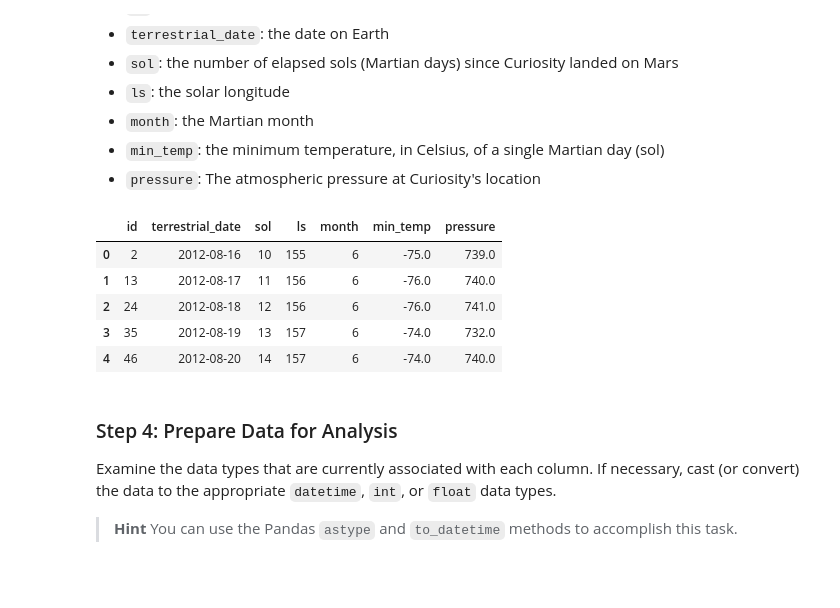
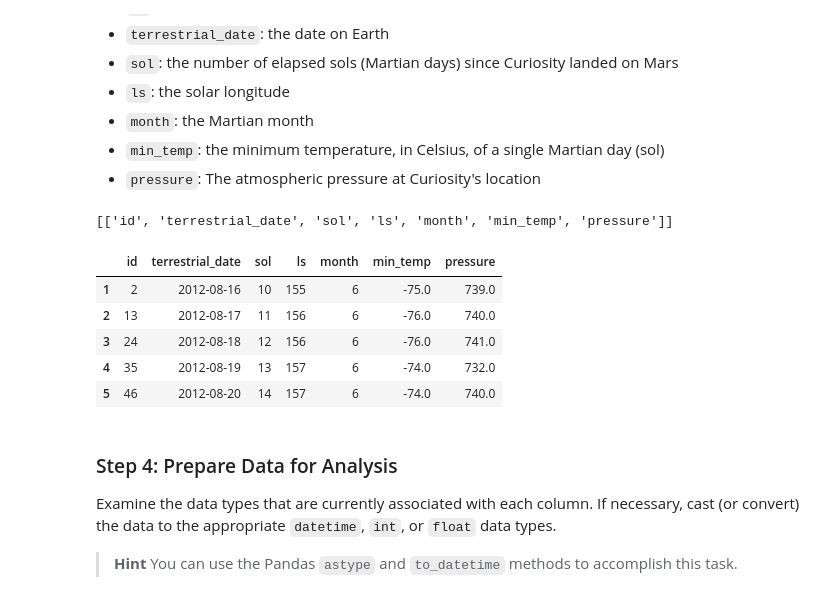
Before and after one commit to mpparra12/web-scrapping-challenge, a Jupyter notebook: part_2_mars_weather.ipynb, the cells around one changed output. Drawn from its saved outputs; the diff is of its cells as text; code cells hidden in the pictures.

```diff
--- a/part_2_mars_weather.ipynb
+++ b/part_2_mars_weather.ipynb
@@ -64,14 +104,34 @@ Assemble the scraped data into a Pandas DataFrame. The columns should have the s
+# %%
+# Create an empty list
+headers = []
+
+# Loop through the scraped data to create a list of rows
+for tr in table_mars.find_all("tr"):
+    header=([th.text for th in tr.find_all('th')])
+    headers.append(header)
+
+for tr in table_mars.find_all("tr"):
+    row=([td.text for td in tr.find_all('td')])
+    data.append(row)
+
+headers = headers[0:1]
+print(headers)
+# %% [output]
+[['id', 'terrestrial_date', 'sol', 'ls', 'month', 'min_temp', 'pressure']]
 # %%
 # Create a Pandas DataFrame by using the list of rows and a list of the column names
+weather_df = pd.DataFrame(data, columns=['id', 'terrestrial_date', 'sol', 'ls', 'month', 'min_temp', 'pressure'])
+weather_df = weather_df.dropna(axis=0,how='all')
 # %%
 # Confirm DataFrame was created successfully
+weather_df.head()
 # %% [output]
 |  | id | terrestrial_date | sol | ls | month | min_temp | pressure |
-| 0 | 2 | 2012-08-16 | 10 | 155 | 6 | -75.0 | 739.0 |
-| 1 | 13 | 2012-08-17 | 11 | 156 | 6 | -76.0 | 740.0 |
-| 2 | 24 | 2012-08-18 | 12 | 156 | 6 | -76.0 | 741.0 |
-| 3 | 35 | 2012-08-19 | 13 | 157 | 6 | -74.0 | 732.0 |
-| 4 | 46 | 2012-08-20 | 14 | 157 | 6 | -74.0 | 740.0 |
+| 1 | 2 | 2012-08-16 | 10 | 155 | 6 | -75.0 | 739.0 |
+| 2 | 13 | 2012-08-17 | 11 | 156 | 6 | -76.0 | 740.0 |
+| 3 | 24 | 2012-08-18 | 12 | 156 | 6 | -76.0 | 741.0 |
+| 4 | 35 | 2012-08-19 | 13 | 157 | 6 | -74.0 | 732.0 |
+| 5 | 46 | 2012-08-20 | 14 | 157 | 6 | -74.0 | 740.0 |
 # %% [markdown]
 ### Step 4: Prepare Data for Analysis
 
```
Also changed, not shown: parts of 19 cells of this notebook, 2 other files.
